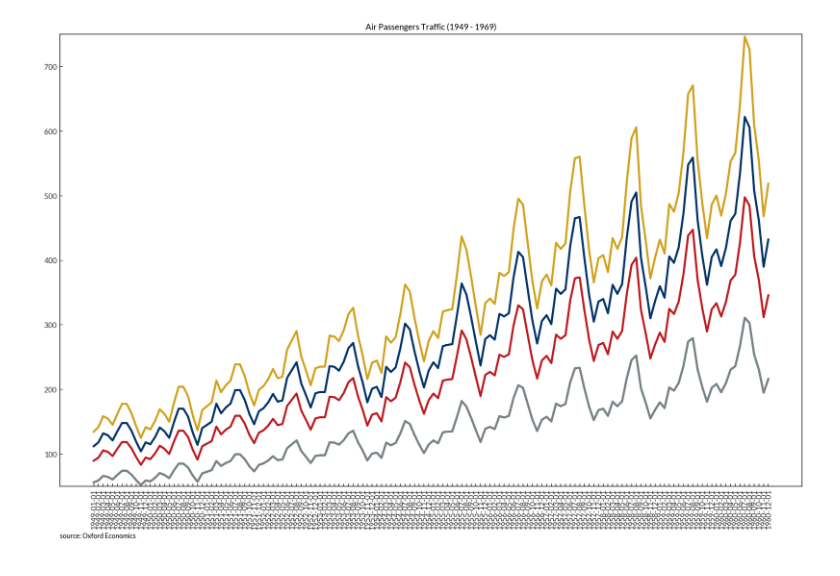
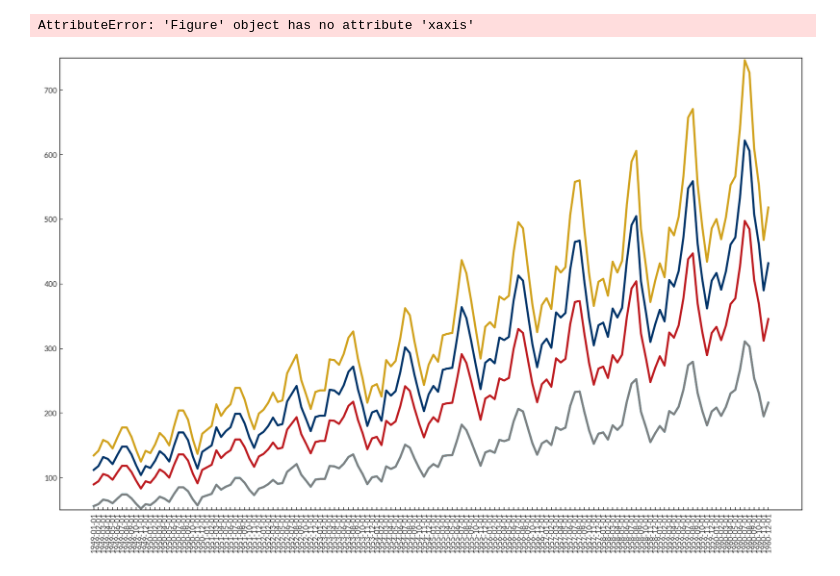
Before and after one commit to TourismEconomics/te-styles, a Jupyter notebook: examples.ipynb, the cells around one changed output. Cells and saved outputs as stored; diff of their text form; code cells hidden in the pictures.

```diff
--- a/examples.ipynb
+++ b/examples.ipynb
@@ -1,31 +1,38 @@
 # %%
 import matplotlib.pyplot as plt
 import pandas as pd
 from testyles import styles
+from matplotlib.ticker import AutoMinorLocator
 
 # Init styling
 styles.init_styles()
 
 # Import Data
 df = pd.read_csv('https://github.com/selva86/datasets/raw/master/AirPassengers.csv')
 
 
+
 # Draw Plot
-plt.figure(figsize=(16,10), dpi= 150)
+ax = plt.figure(figsize=(16,10), dpi= 150)
 plt.plot(df['date'], df['value'])
 plt.plot(df['date'], df['value'] * 0.5)
 plt.plot(df['date'], df['value'] * 0.5)
 plt.plot(df['date'], df['value'] * 0.8)
 plt.plot(df['date'], df['value'] * 1.2)
 # Decoration
 plt.ylim(50, 750)
 xtick_location = df.index.tolist()[::12]
 xtick_labels = [x[-4:] for x in df.date.tolist()[::12]]
+
 plt.xticks(rotation=90)
-plt.title("Air Passengers Traffic (1949 - 1969)")
+ax.xaxis.set_minor_locator(AutoMinorLocator())
 
-plt.xlabel('source: Oxford Economics', wrap=True, horizontalalignment='left', fontsize=8, x=0)
+
+plt.title("Air Passengers Traffic (1949 - 1969)", loc="left")
+
+plt.xlabel('Source: Oxford Economics', wrap=True, horizontalalignment='left', fontsize=8, x=0)
 
 plt.show()
 # %% [output]
+AttributeError: 'Figure' object has no attribute 'xaxis'
-[figure, old version]
+[figure, new version]
```
Also changed, not shown: 2 other files.
